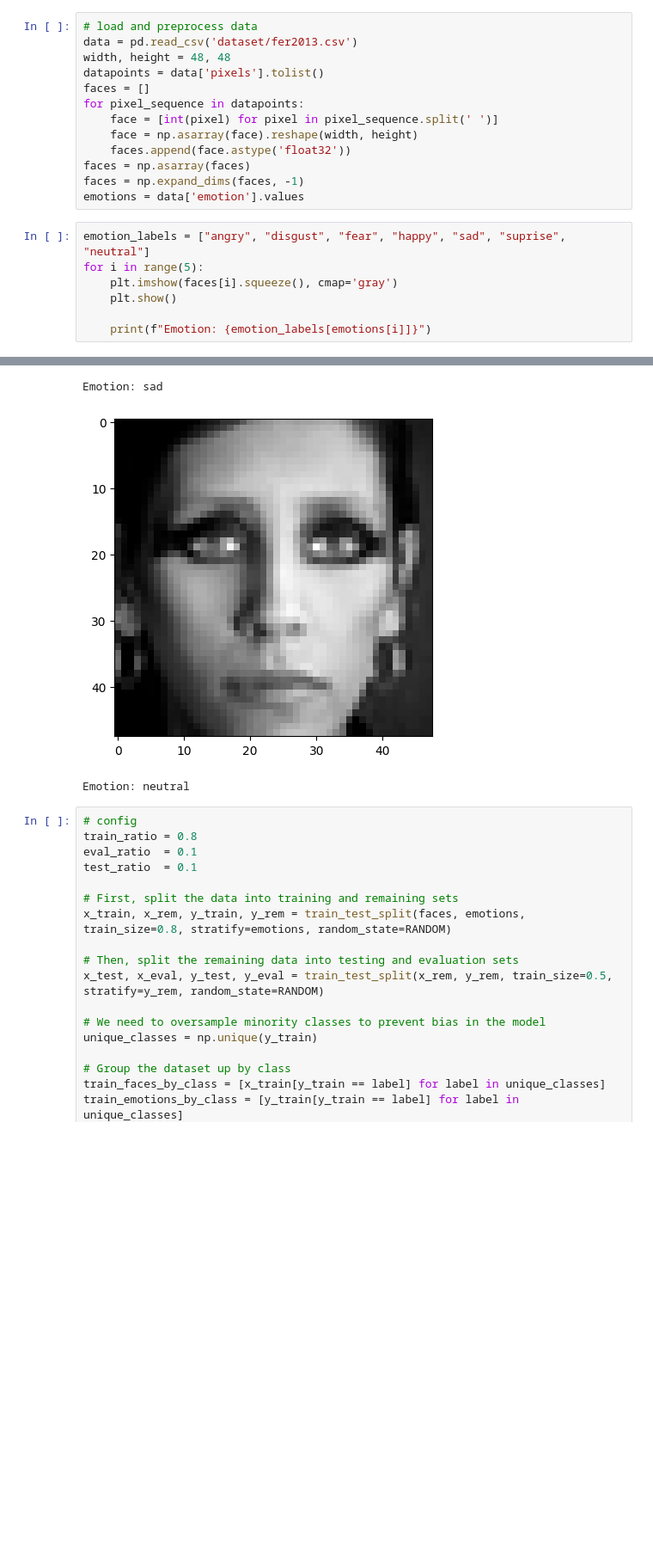
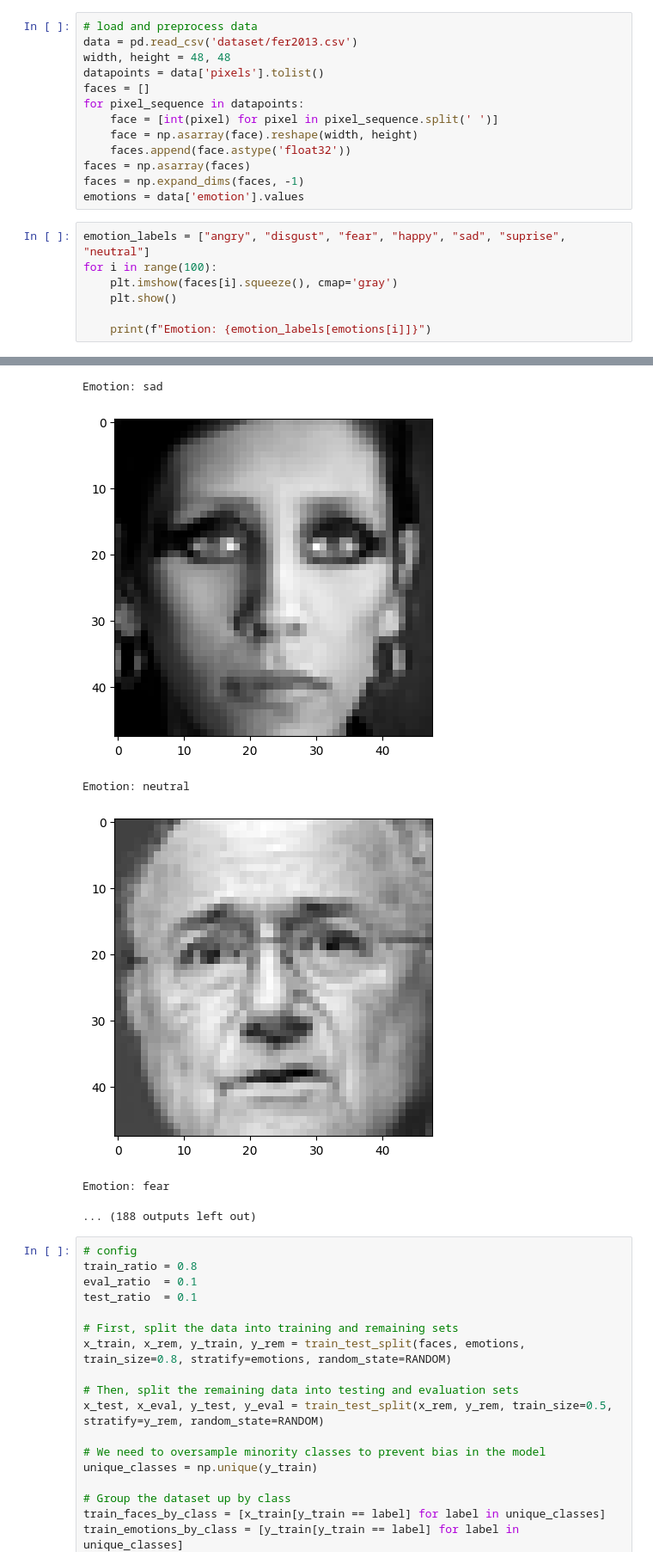
Before and after one commit to kadijaismail112/EmotionRecML, a Jupyter notebook: resnet.ipynb, the cells around one changed output, grey strips where cells are left out. Shown at 86% size. Cells and saved outputs as stored; diff of their text form; blank space fills up the shorter version.

```diff
--- a/resnet.ipynb
+++ b/resnet.ipynb
@@ -39,22 +39,25 @@ faces = np.expand_dims(faces, -1)
 emotions = data['emotion'].values
 # %%
 emotion_labels = ["angry", "disgust", "fear", "happy", "sad", "suprise", "neutral"]
-for i in range(5):
+for i in range(100):
     plt.imshow(faces[i].squeeze(), cmap='gray')
     plt.show()
 
     print(f"Emotion: {emotion_labels[emotions[i]]}")
 # %% [output]
 [figure]
 Emotion: angry
 [figure]
 Emotion: angry
 [figure]
 Emotion: fear
 [figure]
 Emotion: sad
 [figure]
 Emotion: neutral
+[figure, added]
+Emotion: fear
+... (188 outputs left out)
 # %%
 # config
 train_ratio = 0.8
```
Also changed, not shown: parts of 4 cells of this notebook, 28 other files.
